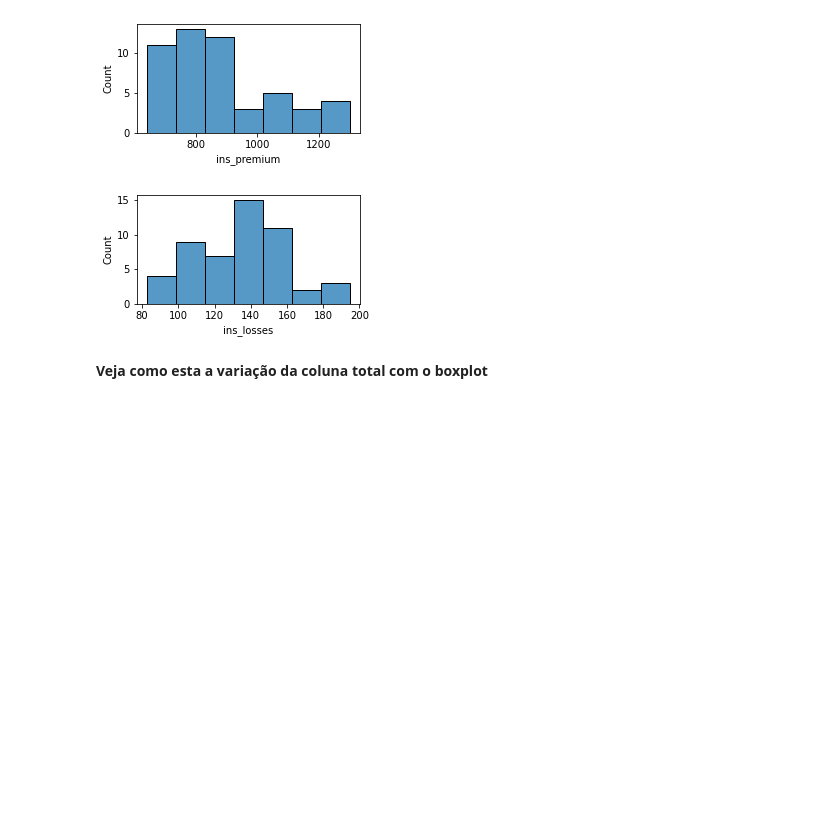
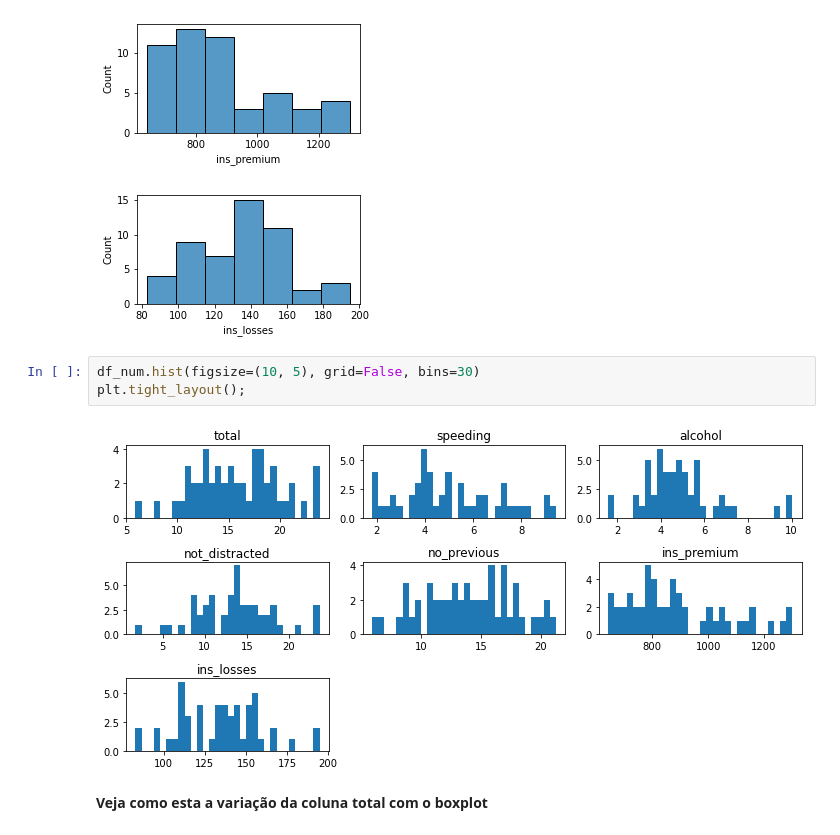
Before and after one commit to ossamum/aulas-mesttra, a Jupyter notebook: 02_dataviz/Aula_02-Dataviz-Exercicios.ipynb, the cells around one changed output. Cells and saved outputs as stored; diff of their text form; blank space fills up the shorter version.

```diff
--- a/02_dataviz/Aula_02-Dataviz-Exercicios.ipynb
+++ b/02_dataviz/Aula_02-Dataviz-Exercicios.ipynb
@@ -58,5 +54,10 @@ for col in df_num.columns:
 [figure]
 [figure]
 [figure]
+# %%
+df_num.hist(figsize=(10, 5), grid=False, bins=30)
+plt.tight_layout();
+# %% [output]
+[figure, added]
 # %% [markdown]
 **Veja como esta a variação da coluna total com o boxplot**
```
Also changed, not shown: parts of 25 cells of this notebook, 3 other files.
